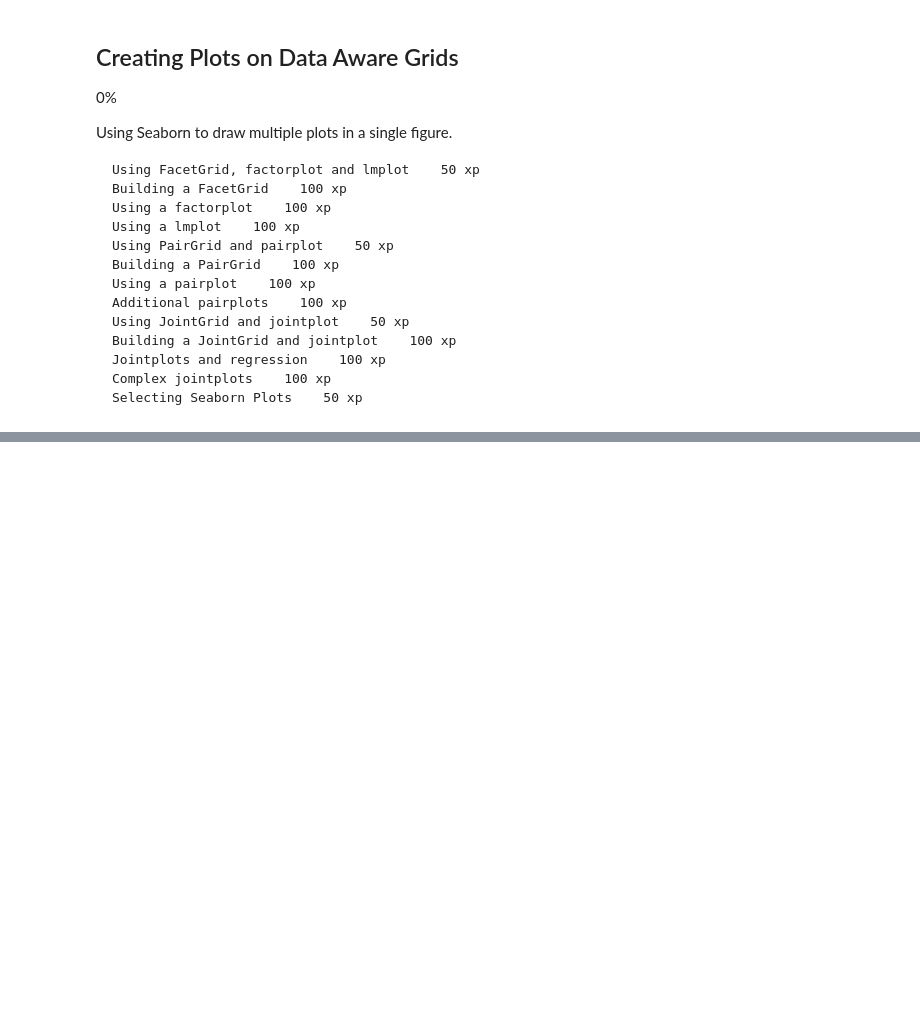
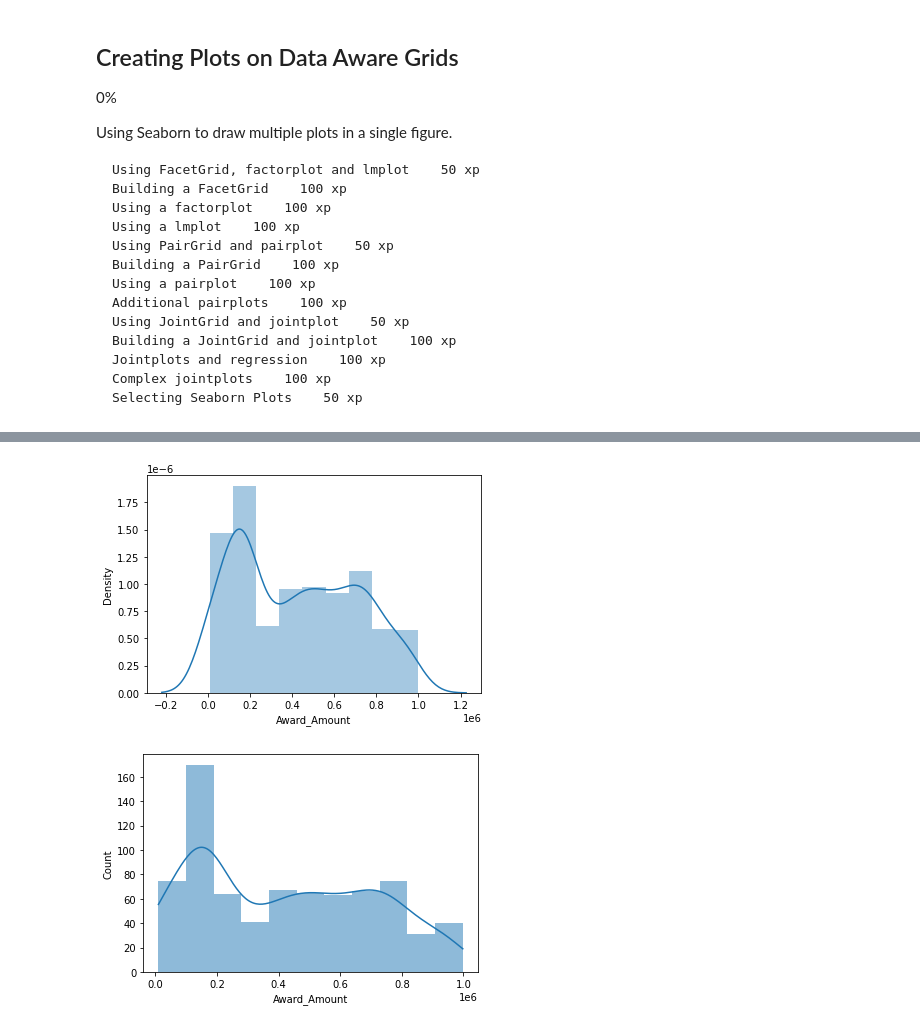
Before and after one commit to johnhhu2020/DataCamp-Data-Scientist-with-Python-Track, a Jupyter notebook: DataCamp Intermediate Data Visualization with Seaborn.ipynb, the cells around one changed output, grey strips where cells are left out. Cells and saved outputs as stored; diff of their text form; code cells hidden in the pictures; blank space fills up the shorter version.

```diff
--- a/DataCamp Intermediate Data Visualization with Seaborn.ipynb
+++ b/DataCamp Intermediate Data Visualization with Seaborn.ipynb
@@ -81,0 +150,8 @@ Using Seaborn to draw multiple plots in a single figure.
+# %%
+import pandas as pd
+import matplotlib.pyplot as plt
+import seaborn as sns
+
+
+df = pd.read_csv('schoolimprovement2010grants.csv')
+print(df.head())
@@ -81,0 +195,25 @@ Using Seaborn to draw multiple plots in a single figure.
+# %%
+#df.plot.hist('Award_Amount')
+
+
+
+#df['Award_Amount'].plot.hist(bins=30)
+
+
+sns.distplot(df['Award_Amount'],
+             #hist=True,
+             #kde=True
+            )
+
+plt.show()
+
+
+sns.histplot(df['Award_Amount'],
+             kde=True,
+             #stat="density",
+             #rug=True,  rug= arg not exist in histplot
+             linewidth=0)
+plt.show()
+# %% [output]
+[figure, added]
+[figure, added]
```
Also changed, not shown: parts of 23 cells of this notebook.
